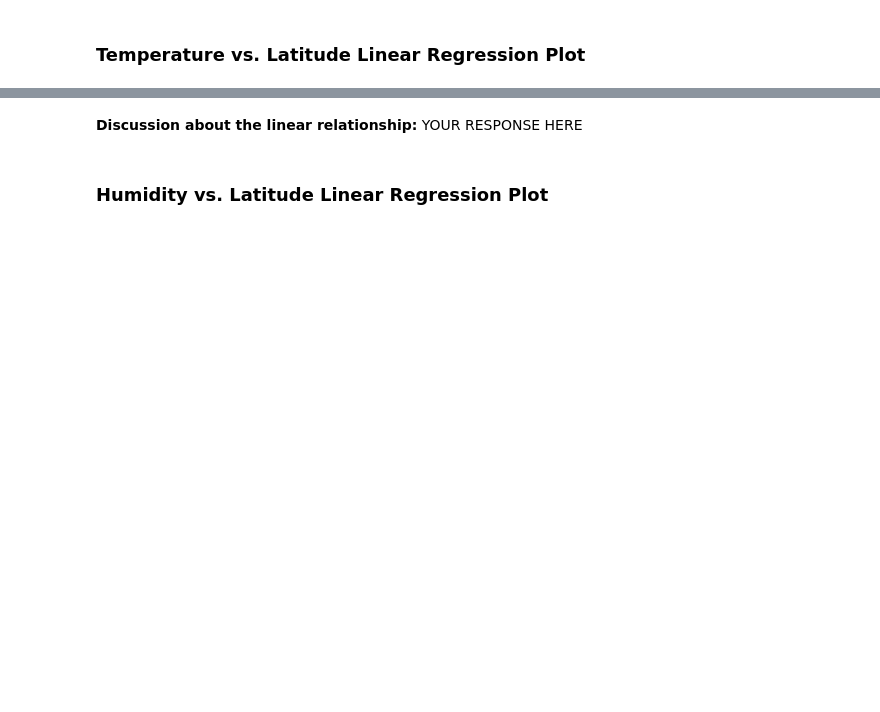
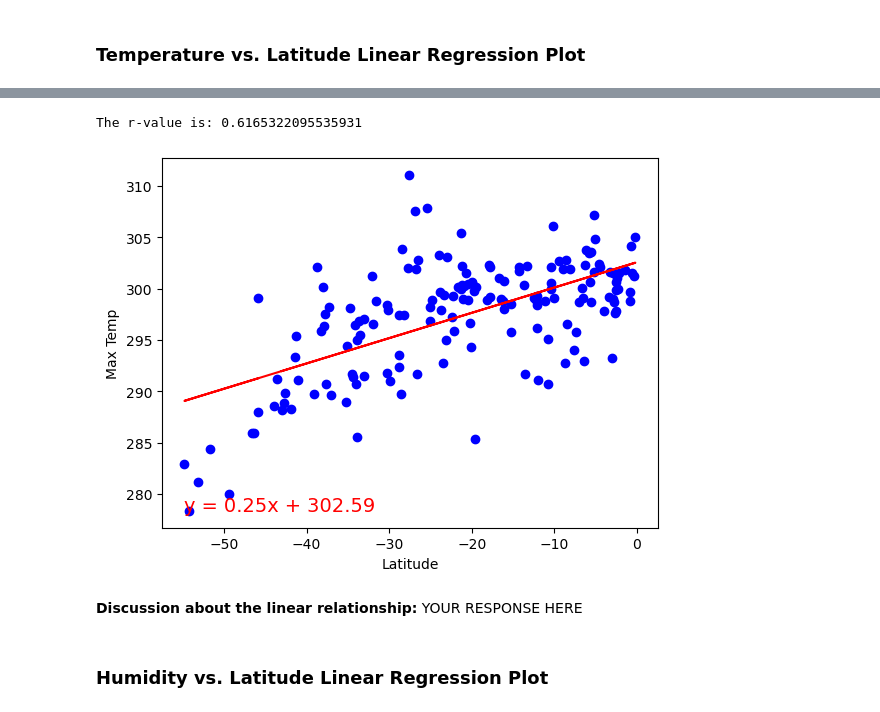
Before and after one commit to ddaniel2024/Module-6-Python-APIs, a Jupyter notebook: WeatherPy.ipynb, the cells around one changed output, grey strips where cells are left out. Drawn from its saved outputs; the diff is of its cells as text; code cells hidden in the pictures; blank space fills up the shorter version.

```diff
--- a/WeatherPy.ipynb
+++ b/WeatherPy.ipynb
@@ -327,3 +337,18 @@ The r-value is: 0.4121057168607245
+# %%
+# Linear regression on Southern Hemisphere
+x_values = southern_hemi_df["Lat"]
+y_values = southern_hemi_df["Max Temp"]
+
+plt.scatter(x_values,y_values, facecolor="b")
+plt.xlabel("Latitude")
+plt.ylabel("Max Temp")
+
+linregress_function()
+
+plt.show()
+# %% [output]
+The r-value is: 0.6165322095535931
+[figure, added]
 # %% [markdown]
 **Discussion about the linear relationship:** YOUR RESPONSE HERE
 # %% [markdown]
```
Also changed, not shown: parts of 17 cells of this notebook.
